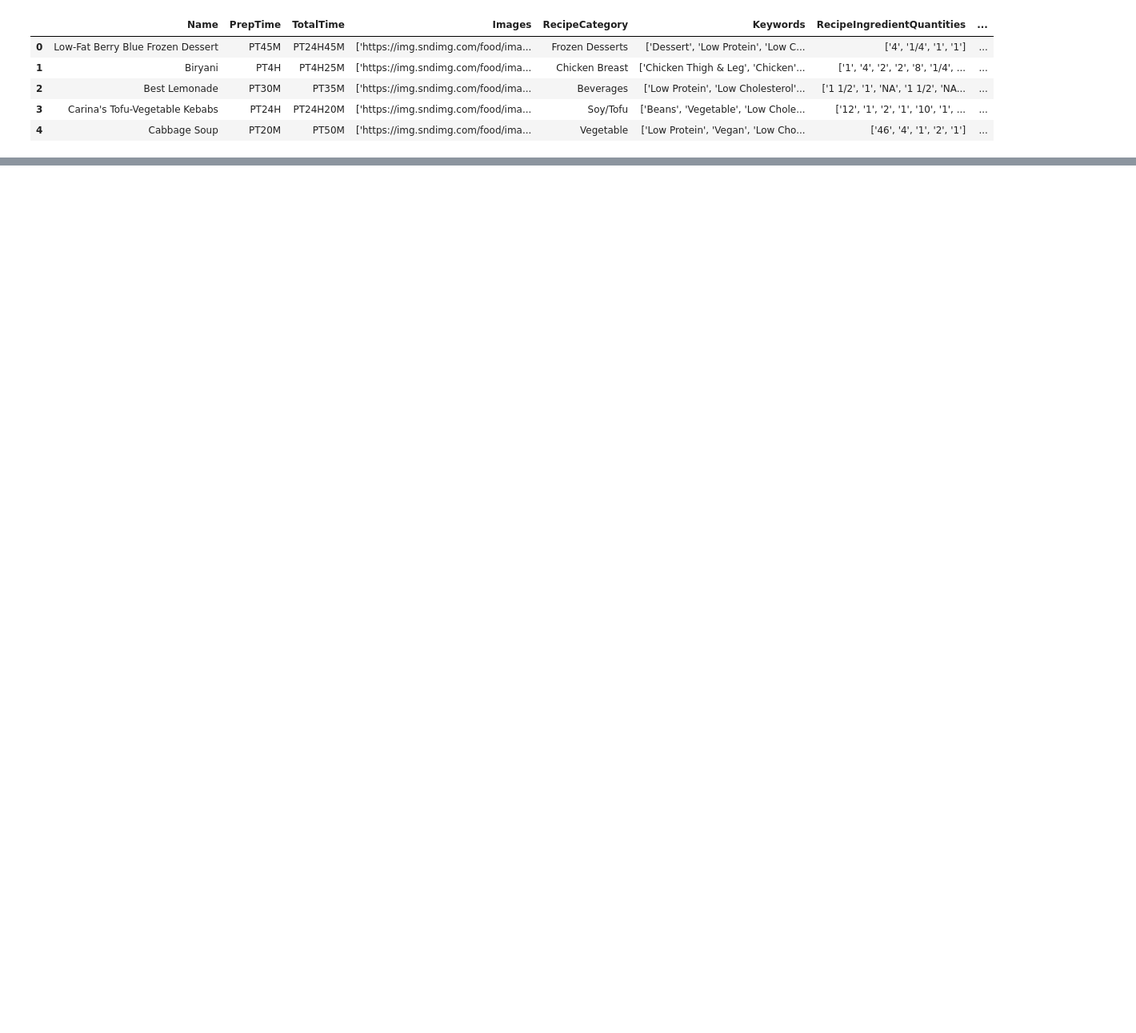
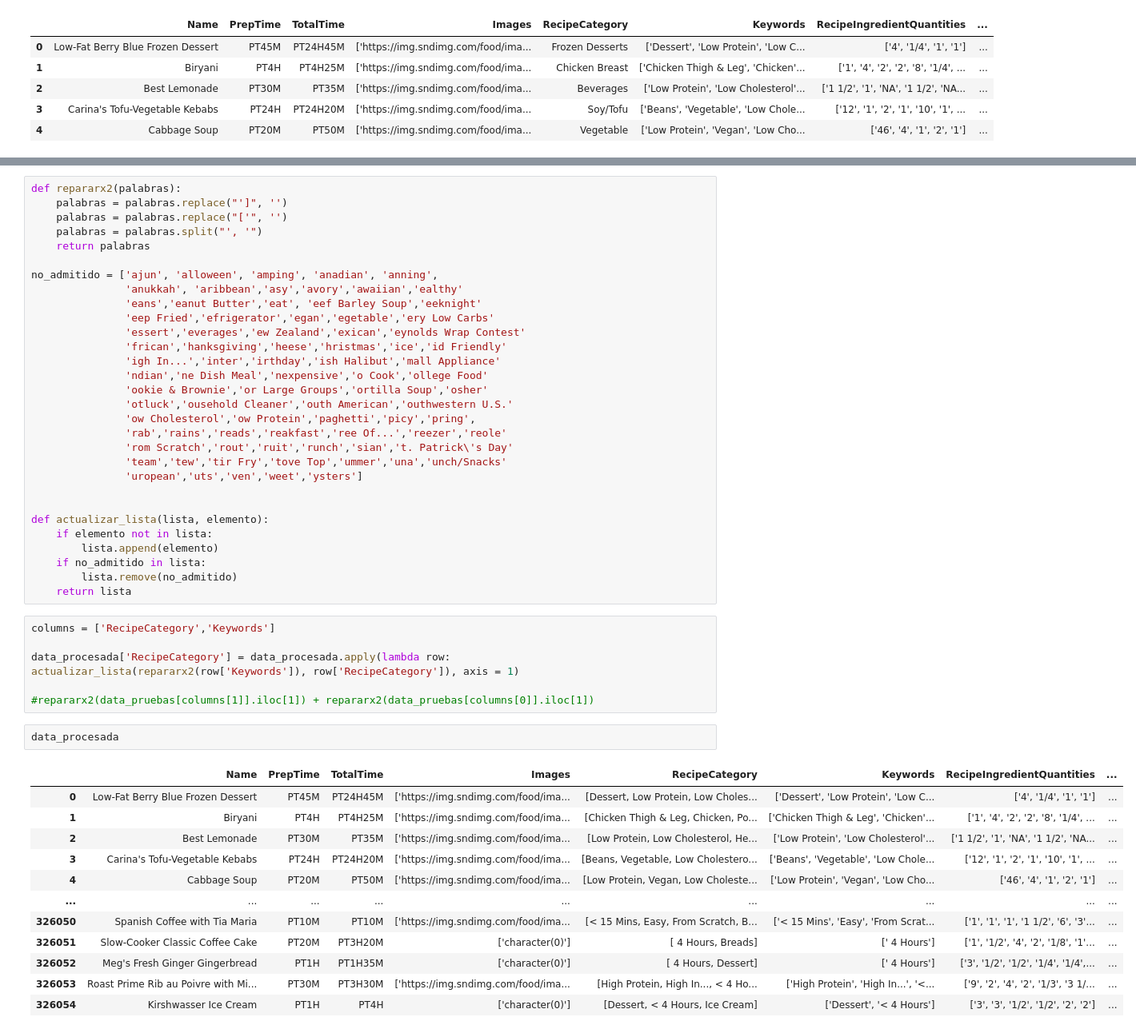
Before and after one commit to repositoriosHackaton/SIC25-Lorem-ipsum, a Jupyter notebook: limpieza2(temporal).ipynb, the cells around one changed output, grey strips where cells are left out. Shown at 80% size. Cells and saved outputs as stored; diff of their text form; blank space fills up the shorter version.

Commit message:
Unificados category y keywords

```diff
--- a/limpieza2(temporal).ipynb
+++ b/limpieza2(temporal).ipynb
@@ -374,0 +374,51 @@ data_procesada.head()
+# %%
+def repararx2(palabras):
+    palabras = palabras.replace("']", '')
+    palabras = palabras.replace("['", '')
+    palabras = palabras.split("', '")
+    return palabras
+
+no_admitido = ['ajun', 'alloween', 'amping', 'anadian', 'anning',
+               'anukkah', 'aribbean','asy','avory','awaiian','ealthy'
+               'eans','eanut Butter','eat', 'eef Barley Soup','eeknight'
+               'eep Fried','efrigerator','egan','egetable','ery Low Carbs'
+               'essert','everages','ew Zealand','exican','eynolds Wrap Contest'
+               'frican','hanksgiving','heese','hristmas','ice','id Friendly'
+               'igh In...','inter','irthday','ish Halibut','mall Appliance'
+               'ndian','ne Dish Meal','nexpensive','o Cook','ollege Food'
+               'ookie & Brownie','or Large Groups','ortilla Soup','osher'
+               'otluck','ousehold Cleaner','outh American','outhwestern U.S.'
+               'ow Cholesterol','ow Protein','paghetti','picy','pring',
+               'rab','rains','reads','reakfast','ree Of...','reezer','reole'
+               'rom Scratch','rout','ruit','runch','sian','t. Patrick\'s Day'
+               'team','tew','tir Fry','tove Top','ummer','una','unch/Snacks'
+               'uropean','uts','ven','weet','ysters']
+
+
+def actualizar_lista(lista, elemento):
+    if elemento not in lista:
+        lista.append(elemento)
+    if no_admitido in lista:
+        lista.remove(no_admitido)
+    return lista
+# %%
+columns = ['RecipeCategory','Keywords']
+
+data_procesada['RecipeCategory'] = data_procesada.apply(lambda row: actualizar_lista(repararx2(row['Keywords']), row['RecipeCategory']), axis = 1)
+
+#repararx2(data_pruebas[columns[1]].iloc[1]) + repararx2(data_pruebas[columns[0]].iloc[1])
+# %%
+data_procesada
+# %% [output]
+|  | Name | PrepTime | TotalTime | Images | RecipeCategory | Keywords | RecipeIngredientQuantities | ... |
+| 0 | Low-Fat Berry Blue Frozen Dessert | PT45M | PT24H45M | ['https://img.sndimg.com/food/ima... | [Dessert, Low Protein, Low Choles... | ['Dessert', 'Low Protein', 'Low C... | ['4', '1/4', '1', '1'] | ... |
+| 1 | Biryani | PT4H | PT4H25M | ['https://img.sndimg.com/food/ima... | [Chicken Thigh & Leg, Chicken, Po... | ['Chicken Thigh & Leg', 'Chicken'... | ['1', '4', '2', '2', '8', '1/4', ... | ... |
+| 2 | Best Lemonade | PT30M | PT35M | ['https://img.sndimg.com/food/ima... | [Low Protein, Low Cholesterol, He... | ['Low Protein', 'Low Cholesterol'... | ['1 1/2', '1', 'NA', '1 1/2', 'NA... | ... |
+| 3 | Carina's Tofu-Vegetable Kebabs | PT24H | PT24H20M | ['https://img.sndimg.com/food/ima... | [Beans, Vegetable, Low Cholestero... | ['Beans', 'Vegetable', 'Low Chole... | ['12', '1', '2', '1', '10', '1', ... | ... |
+| 4 | Cabbage Soup | PT20M | PT50M | ['https://img.sndimg.com/food/ima... | [Low Protein, Vegan, Low Choleste... | ['Low Protein', 'Vegan', 'Low Cho... | ['46', '4', '1', '2', '1'] | ... |
+| ... | ... | ... | ... | ... | ... | ... | ... | ... |
+| 326050 | Spanish Coffee with Tia Maria | PT10M | PT10M | ['https://img.sndimg.com/food/ima... | [< 15 Mins, Easy, From Scratch, B... | ['< 15 Mins', 'Easy', 'From Scrat... | ['1', '1', '1', '1 1/2', '6', '3'... | ... |
+| 326051 | Slow-Cooker Classic Coffee Cake | PT20M | PT3H20M | ['character(0)'] | [ 4 Hours, Breads] | [' 4 Hours'] | ['1', '1/2', '4', '2', '1/8', '1'... | ... |
+| 326052 | Meg's Fresh Ginger Gingerbread | PT1H | PT1H35M | ['character(0)'] | [ 4 Hours, Dessert] | [' 4 Hours'] | ['3', '1/2', '1/2', '1/4', '1/4',... | ... |
+| 326053 | Roast Prime Rib au Poivre with Mi... | PT30M | PT3H30M | ['https://img.sndimg.com/food/ima... | [High Protein, High In..., < 4 Ho... | ['High Protein', 'High In...', '<... | ['9', '2', '4', '2', '1/3', '3 1/... | ... |
+| 326054 | Kirshwasser Ice Cream | PT1H | PT4H | ['character(0)'] | [Dessert, < 4 Hours, Ice Cream] | ['Dessert', '< 4 Hours'] | ['3', '3', '1/2', '1/2', '2', '2'] | ... |
```
Also changed, not shown: parts of 9 cells of this notebook.
